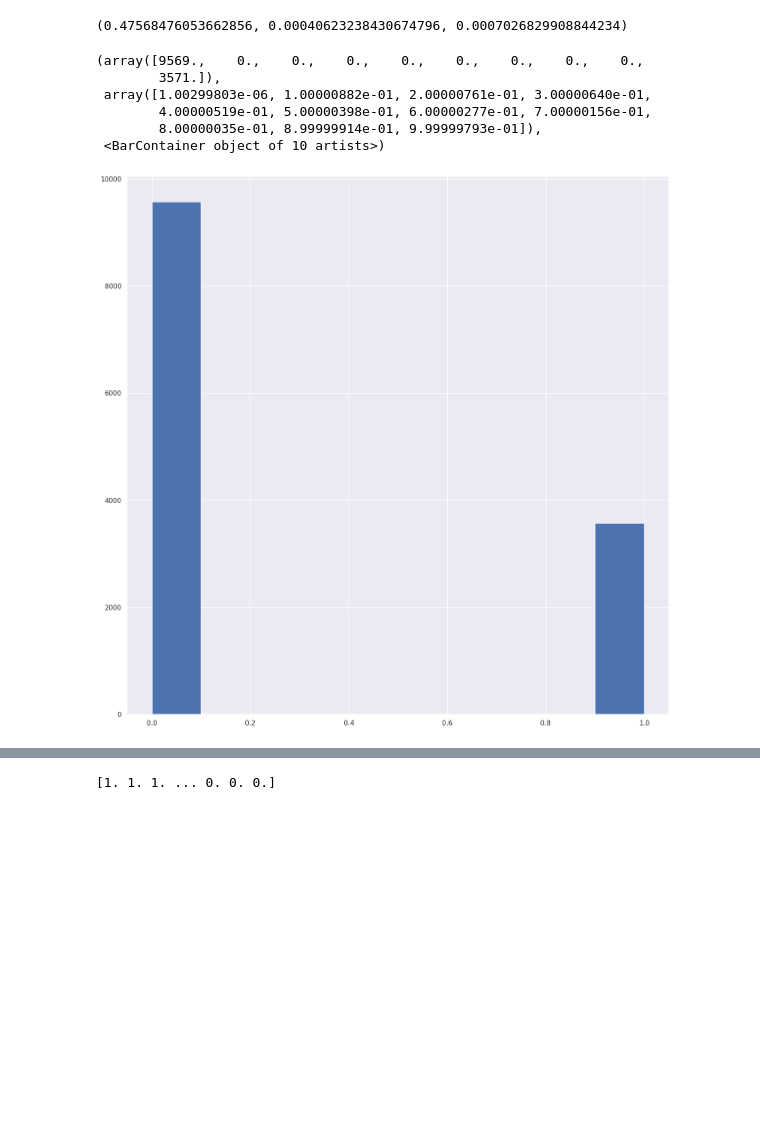
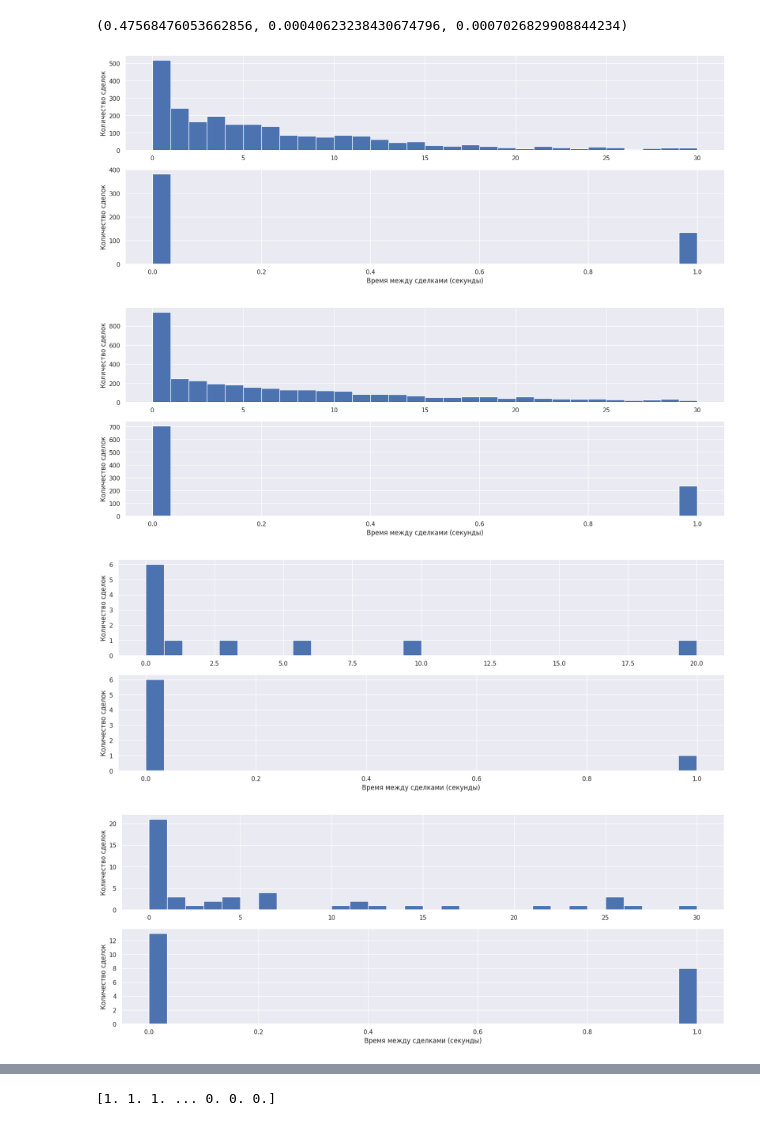
Before and after one commit to VsevolodZaostrovsky/OWModel, a Jupyter notebook: New data/coefs anal/coefsOWnew.ipynb, the cells around one changed output, grey strips where cells are left out. Drawn from its saved outputs; the diff is of its cells as text; code cells hidden in the pictures; blank space fills up the shorter version.

```diff
--- a/New data/coefs anal/coefsOWnew.ipynb
+++ b/New data/coefs anal/coefsOWnew.ipynb
@@ -566,13 +568,33 @@ kappa =  0.00040623238430674796
 (0.47568476053662856, 0.00040623238430674796, 0.0007026829908844234)
 # %%
 dts = np.diff(df["Time"])
-# %%
-plt.hist(dts[dts < 1])
-# %% [output]
-(array([9569.,    0.,    0.,    0.,    0.,    0.,    0.,    0.,    0.,
-        3571.]),
- array([1.00299803e-06, 1.00000882e-01, 2.00000761e-01, 3.00000640e-01,
-        4.00000519e-01, 5.00000398e-01, 6.00000277e-01, 7.00000156e-01,
-        8.00000035e-01, 8.99999914e-01, 9.99999793e-01]),
- <BarContainer object of 10 artists>)
-[figure, removed]
+# %%
+sns.set(rc = {"figure.figsize":(20, 7)})
+directory = "data/CU/03.03.2021/"
+
+files = os.listdir(directory)
+
+listQuadras = []
+
+for file in files:
+    if(file.endswith(".csv")):
+        # print("data/"+file)
+        df = pd.read_csv(directory + file)
+        fig, axs = plt.subplots(nrows= 2, ncols= 1 )
+        dts = np.diff(df["Time"])
+
+        #add title
+        # fig. suptitle('Распределение времени между соседними ордерами для ' + file[:-4])
+
+        axs[0].hist(dts[dts < 30], bins=30)
+        axs[0].set_ylabel("Количество сделок")
+        axs[1].hist(dts[dts < 1], bins=30)
+
+        plt.xlabel("Время между сделками (секунды)")
+        plt.ylabel("Количество сделок")
+        plt.savefig(file[:-6] + ".pdf")
+# %% [output]
+[figure, added]
+[figure, added]
+[figure, added]
+[figure, added]
```
Also changed, not shown: parts of 3 cells of this notebook, 30 other files.
